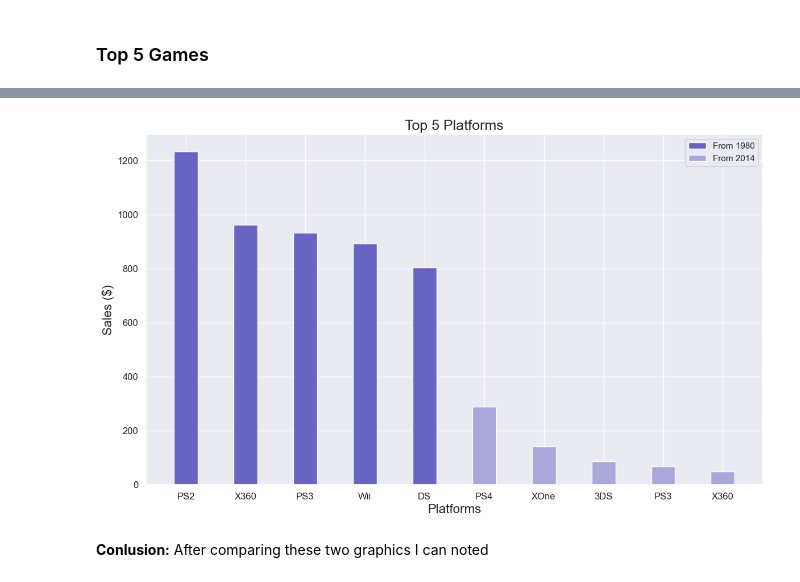
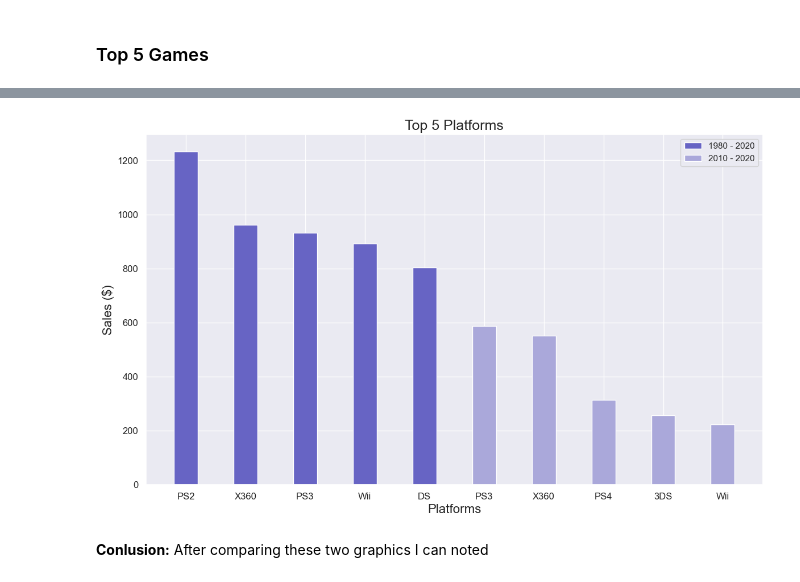
Before and after one commit to Daniela-MB/Data_visualisation_video_games_analysis, a Jupyter notebook: DanielaMarianoBarreto_DVizHDip_CA1.ipynb, the cells around one changed output, grey strips where cells are left out. Cells and saved outputs as stored; diff of their text form; code cells hidden in the pictures.

```diff
--- a/DanielaMarianoBarreto_DVizHDip_CA1.ipynb
+++ b/DanielaMarianoBarreto_DVizHDip_CA1.ipynb
@@ -1198,40 +1200,40 @@ plt.show()
 # %%
 data = [
     ["PS2", 1233.46, 0],
     ["X360", 961.39, 0],
     ["PS3", 931.15, 0],
     ["Wii", 891.74, 0],
     ["DS", 803.73, 0],
-    ["PS4", 0, 288.26],
-    ["XOne", 0, 140.5],
-    ["3DS", 0, 86.75],
-    ["PS3", 0, 68.08],
-    ["X360", 0, 48.25],
+    ["PS3", 0, 587.69],
+    ["X360", 0, 550.50],
+    ["PS4", 0, 314.23],
+    ["3DS", 0, 257.92],
+    ["Wii", 0, 223.20],
 ]
-headers = ["Platforms", "From 1980", "From 2014"]
+headers = ["Platforms", "1980 - 2020", "2010 - 2020"]
 
 parameters = [row[0] for row in data]
 values = [row[1] for row in data]
 values_1 = [row[2] for row in data]
 
 
 plt.figure(figsize=(14, 8))
 bar_width = 0.4
 index = np.arange(len(parameters))
 
 plt.bar(index + bar_width, values, width=bar_width, label=headers[1], color='#6764C4')
 plt.bar(index + bar_width, values_1, width=bar_width, label=headers[2], color="#AAA8DA")
 
 plt.title('Top 5 Platforms', fontdict={"fontsize":18})
 plt.xlabel('Platforms', fontdict={"fontsize":16})
 plt.ylabel('Sales ($)', fontdict={"fontsize":16})
 plt.xticks(index + bar_width, parameters)
 plt.legend(loc='upper right')
 plt.xticks(fontsize=12)
 plt.yticks(fontsize=12)
 plt.show()
 # %% [output]
-[figure, old version]
+[figure, new version]
 # %% [markdown]
 **Conlusion:** After comparing these two graphics I can noted
 # %% [markdown]
```
Also changed, not shown: parts of 24 cells of this notebook.
